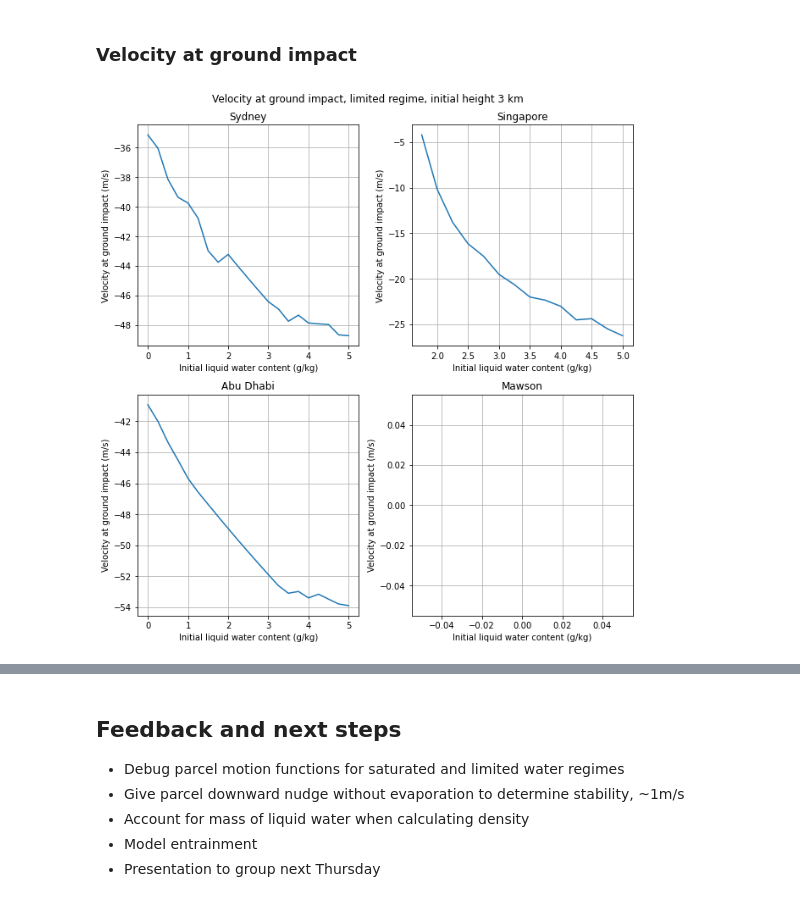
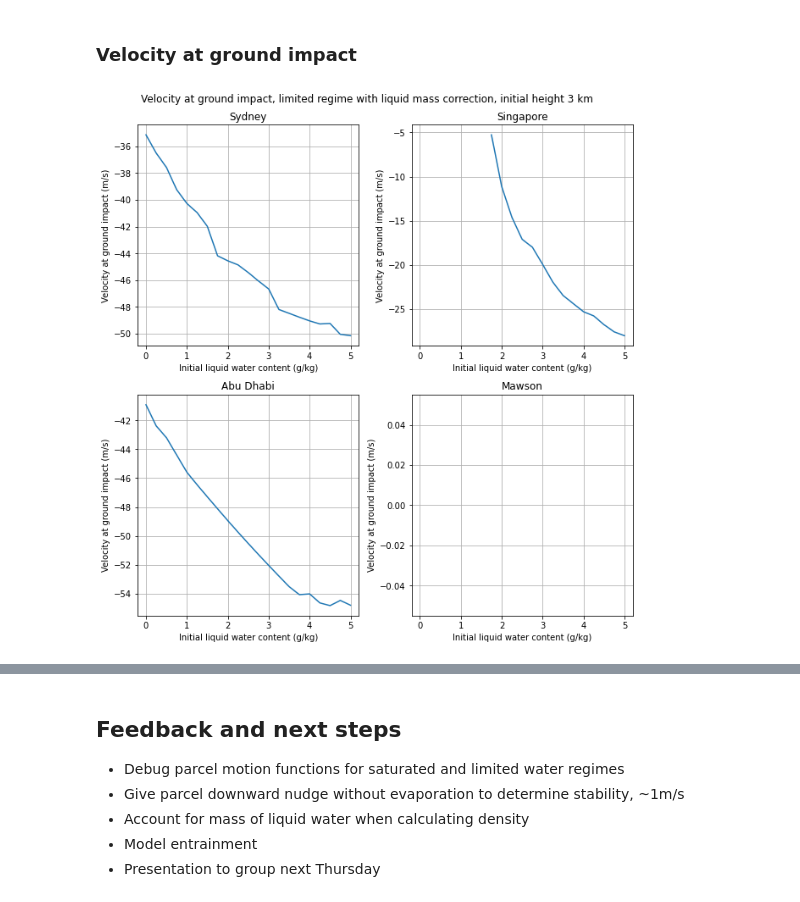
Before and after one commit to tschanzer/taste-of-research-21T3, a Jupyter notebook: notebooks/20210922_sounding_comparisons/20210922_sounding_comparisons.ipynb, the cells around one changed output, grey strips where cells are left out. Cells and saved outputs as stored; diff of their text form; code cells hidden in the pictures.

```diff
--- a/notebooks/20210922_sounding_comparisons/20210922_sounding_comparisons.ipynb
+++ b/notebooks/20210922_sounding_comparisons/20210922_sounding_comparisons.ipynb
@@ -505,8 +524,15 @@ with shelve.open(data_filename) as file:
 with shelve.open(data_filename) as file:
     height = file['limited_buoyancy_level']['height']
     liquid_ratio = file['limited_buoyancy_level']['liquid_ratio']
-    limited_buoyancy_level = \
+    old_limited_buoyancy_level = \
         file['limited_buoyancy_level']['limited_buoyancy_level']
+# %%
+# retrieve from file
+with shelve.open(data_filename) as file:
+    height = file['corrected_limited_buoyancy_level']['height']
+    liquid_ratio = file['corrected_limited_buoyancy_level']['liquid_ratio']
+    limited_buoyancy_level = \
+        file['corrected_limited_buoyancy_level']['limited_buoyancy_level']
 # %%
 fig = plt.figure(figsize=(12,9))
 
@@ -537,10 +594,10 @@ plt.show()
 limited_motion_3km = {}
 liquid_ratio = np.arange(0, 5.01e-3, 0.25e-3)
 initial_height = np.ones(len(liquid_ratio))*3*units.km
+initial_velocity = np.ones(len(liquid_ratio))*0*units.meter/units.second
 time = np.arange(0, 6*60, 10)*units.second
 for sounding in [sydney, singapore, abu_dhabi, mawson]:
     print('Calculating for {}:'.format(sounding.name))
     limited_motion_3km[sounding.name] = sounding.modified_motion(
-        time, initial_height, liquid_ratio,
-        regime='limited')
+        time, initial_height, initial_velocity, liquid_ratio, regime='limited')
     sys.stdout.write('\n')
@@ -547,9 +613,7 @@ for sounding in [sydney, singapore, abu_dhabi, mawson]:
 # %%
 # save to file
-liquid_ratio = np.arange(0, 5.01e-3, 0.25e-3)
-time = np.arange(0, 6*60, 10)*units.second
 with shelve.open(data_filename) as file:
-    file['limited_motion_3km'] = {
+    file['limited_motion_3km_corrected'] = {
         'liquid_ratio': liquid_ratio, 'time': time,
         'limited_motion_3km': limited_motion_3km}
 # %%
@@ -604,23 +675,24 @@ plt.show()
 # %%
 fig = plt.figure(figsize=(9,9))
 
 for i, sounding in enumerate([sydney, singapore, abu_dhabi, mawson]):
     ax = fig.add_subplot(221+i)
     ax.plot(
         liquid_ratio*1e3,
         limited_motion_3km[sounding.name].hit_ground_velocity)
-#     ax.set_xlim(0, 4.1)
+    ax.set_xlim(-0.2, 5.2)
     ax.set(
         xlabel='Initial liquid water content (g/kg)',
         ylabel='Velocity at ground impact (m/s)',
         title=sounding.name)
     ax.grid()
 fig.tight_layout()
 fig.suptitle(
-    'Velocity at ground impact, limited regime, initial height 3 km', y=1.015)
-# fig.savefig(
-#     fig_path + 'limited_ground_impact_velocity_3km.png', dpi=300,
-#     facecolor='w', bbox_inches='tight')
+    'Velocity at ground impact, limited regime with liquid mass correction, '
+    'initial height 3 km', y=1.015)
+fig.savefig(
+    fig_path + 'limited_ground_impact_velocity_3km_corrected.png', dpi=300,
+    facecolor='w', bbox_inches='tight')
 plt.show()
 # %% [output]
-[figure, old version]
+[figure, new version]
```
Also changed, not shown: parts of 12 cells of this notebook, 7 other files.
